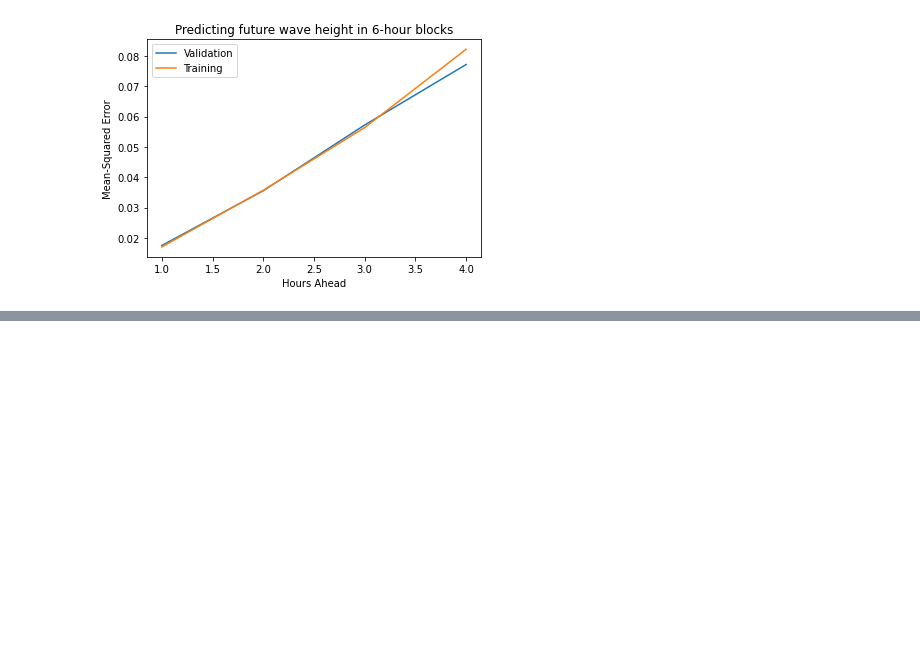
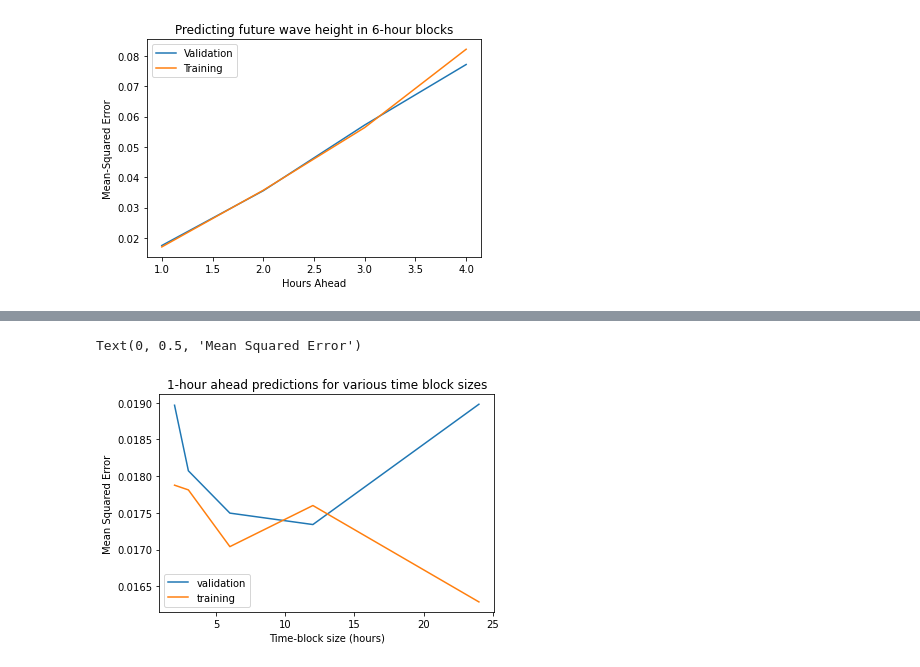
Before and after one commit to daltHub/machine_learning_project, a Jupyter notebook: time_series_regression.ipynb, the cells around one changed output, grey strips where cells are left out. Drawn from its saved outputs; the diff is of its cells as text; code cells hidden in the pictures; blank space fills up the shorter version.

```diff
--- a/time_series_regression.ipynb
+++ b/time_series_regression.ipynb
@@ -157,6 +157,6 @@ X3_2 , Y3_2 = select_features(start_col=0, end_col=3, y_col=8, dataframe=df3)
 # %%
 df2 = chunkify(2, df)
-X2_1 , Y2_1 = select_features(start_col=0, end_col=4, y_col=5, dataframe=df2)
+X2_1 , Y2_1 = select_features(start_col=0, end_col=3, y_col=4, dataframe=df2)
 # %%
 def kfold_ridge(alpha_range, X_features, Y_features):
 
@@ -414,3 +414,19 @@ preds2_1 = mod2_1.predict(X2_1_test)
 preds2_1_train = mod2_1.predict(X2_1_train)
 mse2_1 = mtr.calculate_mse(pred = preds2_1, true = Y2_1_test)
 mse2_1_train = mtr.calculate_mse(pred = preds2_1_train, true = Y2_1_train)
+# %%
+# 1 step predictions
+block_size = [24,12,6,3,2]
+mse = [mse24_1,mse12_1,mse6_1,mse3_1,mse2_1]
+mse_train = [mse24_1_train,mse12_1_train,mse6_1_train,mse3_1_train,mse2_1_train]
+
+plt.figure("1 hour predictions")
+plt.plot(block_size, mse, label = 'validation')
+plt.plot(block_size, mse_train, label = 'training')
+plt.legend()
+plt.title('1-hour ahead predictions for various time block sizes')
+plt.xlabel('Time-block size (hours)')
+plt.ylabel('Mean Squared Error')
+# %% [output]
+Text(0, 0.5, 'Mean Squared Error')
+[figure, added]
```
Also changed, not shown: parts of 6 cells of this notebook.
